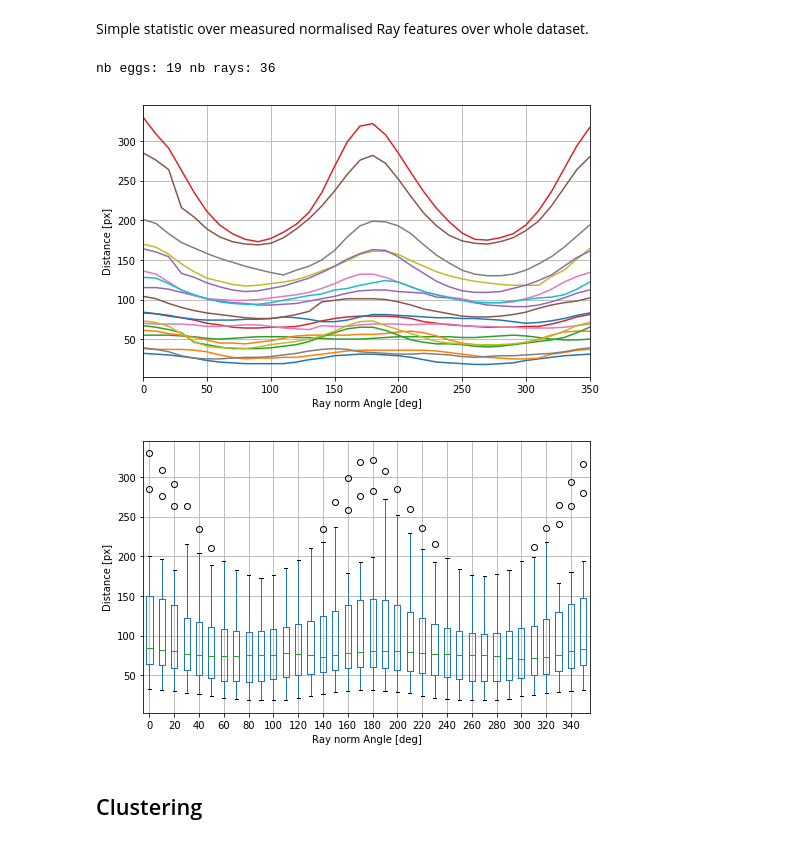
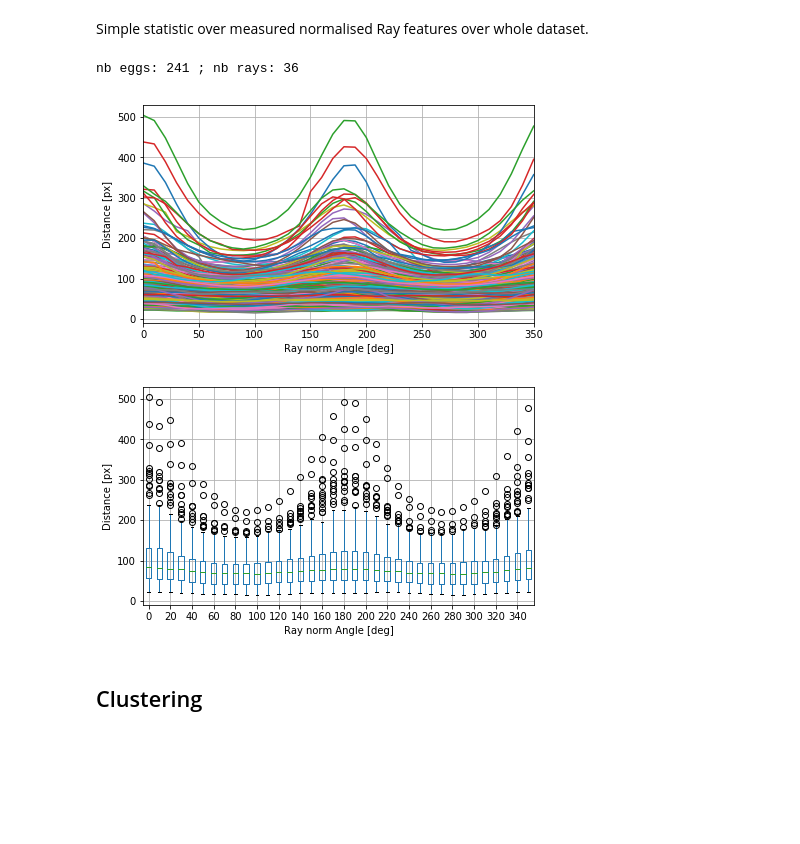
Before and after one commit to Borda/pyImSegm, a Jupyter notebook: notebooks/RG2Sp_shape-models.ipynb, the cells around one changed output. Cells and saved outputs as stored; diff of their text form; code cells hidden in the pictures; blank space fills up the shorter version.

```diff
--- a/notebooks/RG2Sp_shape-models.ipynb
+++ b/notebooks/RG2Sp_shape-models.ipynb
@@ -54,29 +53,29 @@ _= plt.imshow(seg, cmap=plt.cm.jet)
 # %% [markdown]
 Simple statistic over measured normalised Ray features over whole dataset.
 # %%
-list_rays, list_shifts = tl_rg.compute_object_shapes(list_segms, ray_step=10, interp_order='spline', smooth_coef=1)
-print ('nb eggs:', len(list_rays), 'nb rays:', len(list_rays[0]))
+list_rays, list_shifts = tl_rg.compute_object_shapes(list_segms, ray_step=10, interp_order='spline', smooth_coef=1, shift_method='max')
+print ('nb eggs: %i ; nb rays: %i' % (len(list_rays), len(list_rays[0])))
 # %% [output]
-nb eggs: 19 nb rays: 36
+nb eggs: 241 ; nb rays: 36
 # %%
-fig = plt.figure(figsize=(8, 5))
+fig = plt.figure(figsize=(7, 4))
 x_axis = np.linspace(0, 360, len(list_rays[0]), endpoint=False)
 plt.plot(x_axis, np.array(list_rays).T, '-')
 plt.grid(), plt.xlim([0, 350])
 _= plt.xlabel('Ray norm Angle [deg]'), plt.ylabel('Distance [px]')
 #fig.savefig(os.path.join(PATH_OUT, 'shape-rays_all.pdf'), bbox_inches='tight')
 # %% [output]
-[figure, old version]
+[figure, new version]
 # %%
 df = pd.DataFrame(np.array(list_rays), columns=x_axis.astype(int))
-df.to_csv(os.path.join(PATH_IMAGES, 'egg_ray_shapes.csv'))
+df.to_csv(PATH_MEASURED_RAYS)
 
-df.plot.box(figsize=(8, 5), grid=True)
+df.plot.box(figsize=(7, 4), grid=True)
 plt.plt.xticks(range(1, 37, 2), [str(i * 10) for i in range(0, 36, 2)])
 _= plt.xlabel('Ray norm Angle [deg]'), plt.ylabel('Distance [px]')
 #plt.savefig(os.path.join(PATH_OUT, 'shape-rays_statistic.pdf'), bbox_inches='tight')
 # %% [output]
-[figure, old version]
+[figure, new version]
 # %% [markdown]
 ## Clustering
 # %% [markdown]
```
Also changed, not shown: parts of 17 cells of this notebook, 42 other files.
